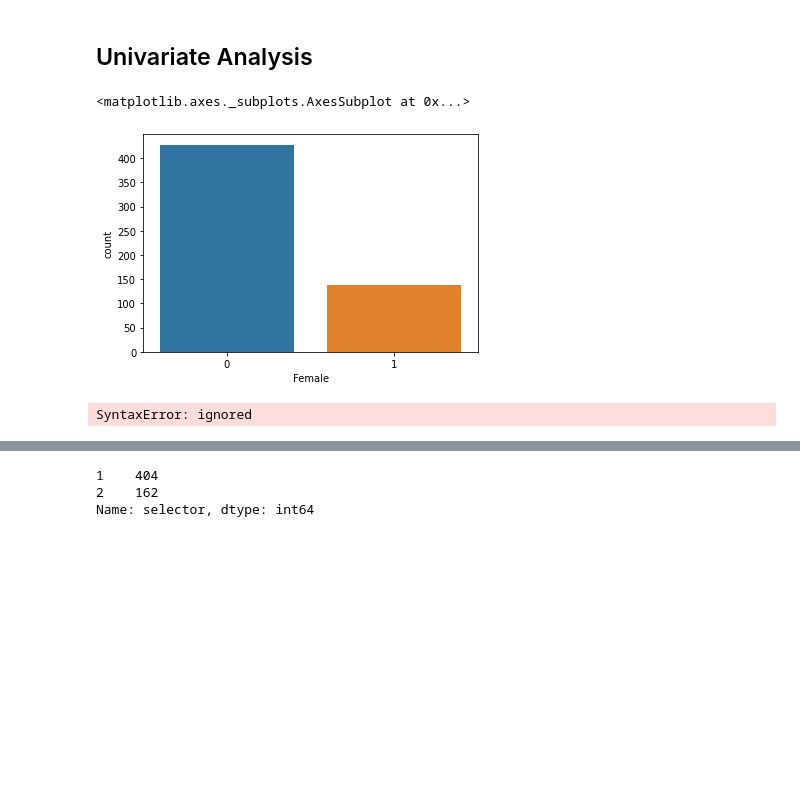
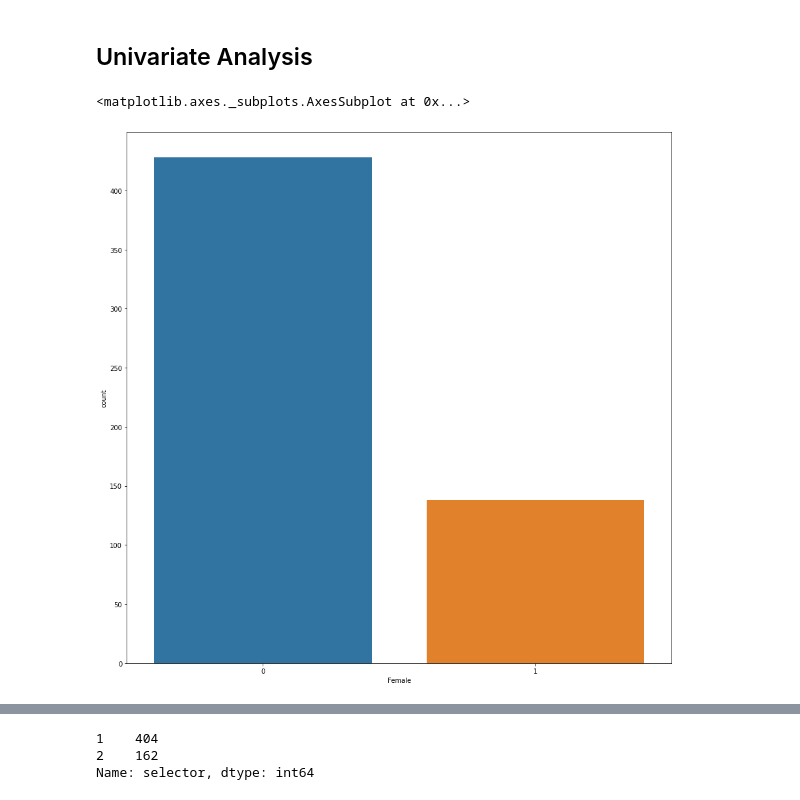
Before and after one commit to MugoChege/Liver-and-Tweets, a Jupyter notebook: Liver.ipynb, the cells around one changed output, grey strips where cells are left out. Saved outputs shown, nothing was run; the diff lists cells and outputs as text; code cells hidden in the pictures; blank space fills up the shorter version.

```diff
--- a/Liver.ipynb
+++ b/Liver.ipynb
@@ -330,12 +336,8 @@ toeda = sure.copy()
 ## Univariate Analysis
 # %%
 #A graphical representation on thenumber of women and the number of me
-
+plt.figure(figsize=(15,15))
 sns.countplot(toeda['Female'])
 # %% [output]
 <matplotlib.axes._subplots.AxesSubplot at 0x...>
-[figure, old version]
+[figure, new version]
-# %%
-plt.bar(toeda['age' , bin = 5 ])
-# %% [output]
-SyntaxError: ignored
```
Also changed, not shown: parts of 48 cells of this notebook.
